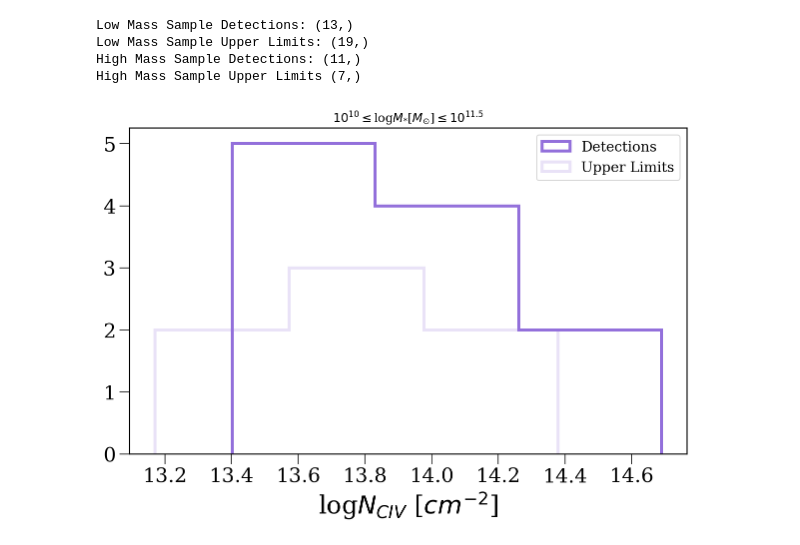
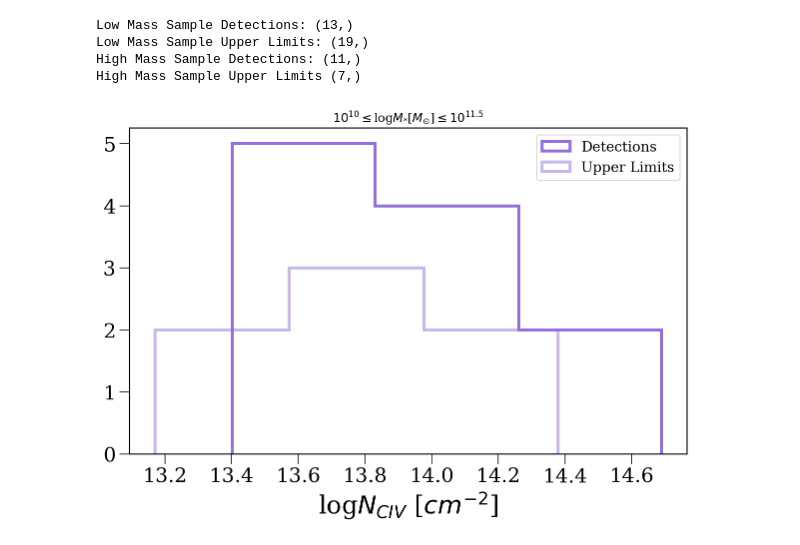
Before and after one commit to samlugarza/COS-Holes, a Jupyter notebook: notebooks/COS-Holes_&_literature_CIV_analysis.ipynb, the cells around one changed output. Saved outputs shown, nothing was run; the diff lists cells and outputs as text; code cells hidden in the pictures.

Commit message:
histograms

```diff
--- a/notebooks/COS-Holes_&_literature_CIV_analysis.ipynb
+++ b/notebooks/COS-Holes_&_literature_CIV_analysis.ipynb
@@ -809,17 +809,17 @@ High Mass Sample Upper Limits (7,)
 # %%
 # Now that I have split into 4 different arrays I want to make some histograms of the new samples
 
 ####### HIGH MASS SAMPLE #######
 
 plt.figure(1, figsize=(10,6))
 plt.hist(high_sample_det, bins = 'fd', histtype = 'step', lw= 3, color = 'mediumpurple', label = 'Detections')
-plt.hist(high_sample_uplim, bins = 'fd', histtype = 'step', lw= 3, color = 'mediumpurple', alpha = 0.2, label = 'Upper Limits')
+plt.hist(high_sample_uplim, bins = 'fd', histtype = 'step', lw= 3, color = 'mediumpurple', alpha = 0.5, label = 'Upper Limits')
 plt.legend()
 plt.xlabel('log$N_{CIV}$ [$cm^{-2}$]')
 plt.title('$10^{10}$$\leq$log$M_{*}$[$M_{\odot}$]$\leq$$10^{11.5}$')
 plt.show()
 # %% [output]
-[figure, old version]
+[figure, new version]
 # %%
 ####### HIGH MASS SAMPLE #######
 
```
Also changed, not shown: parts of 4 cells of this notebook.
